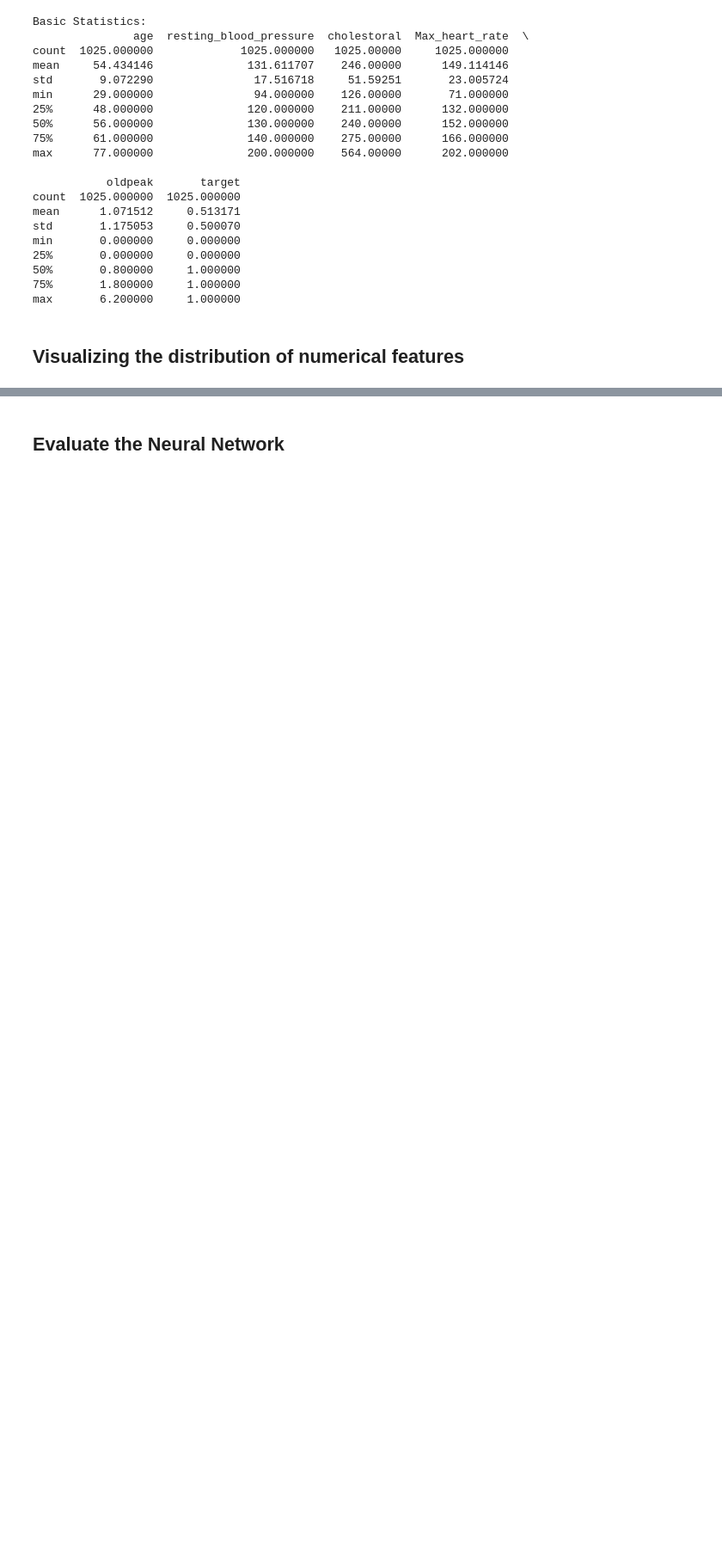
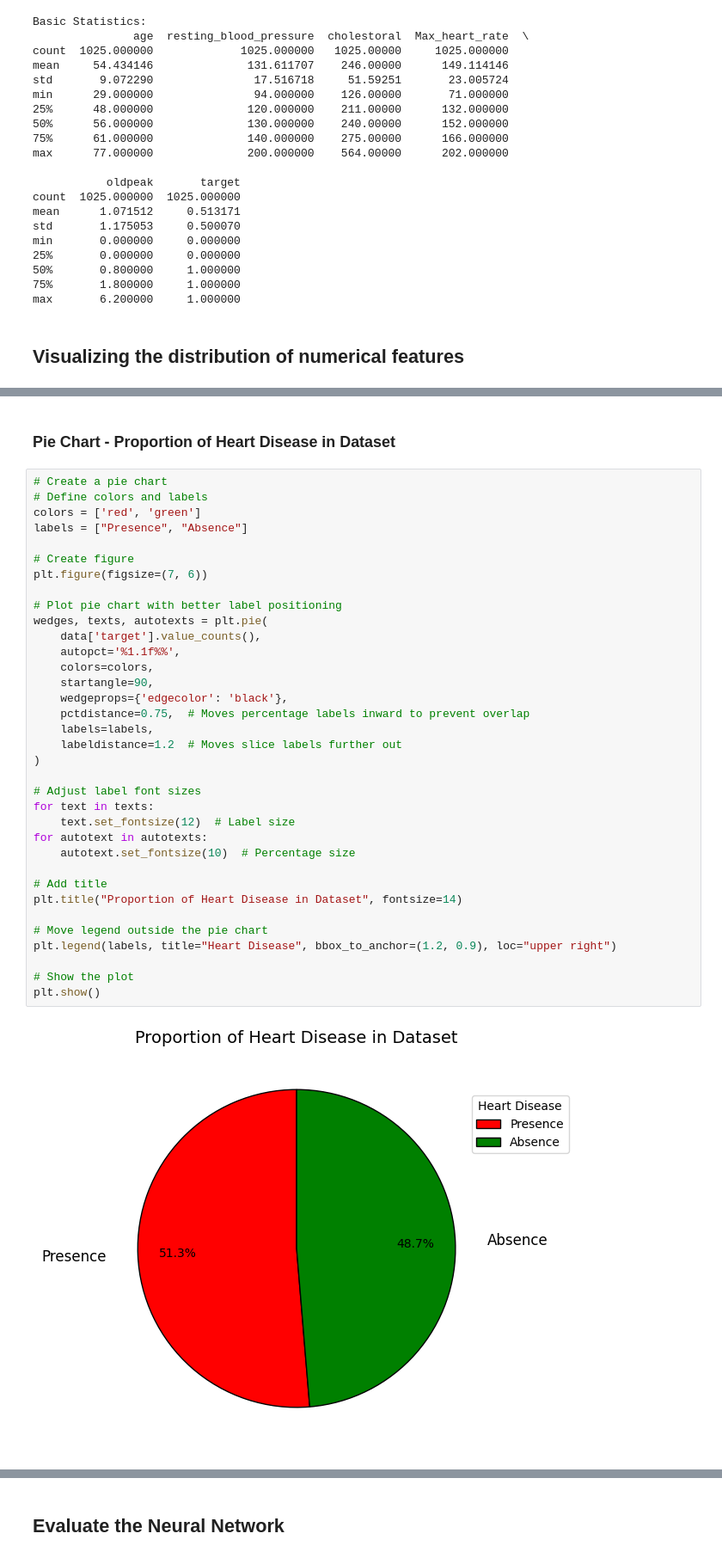
Before and after one commit to Hammad-08/Emmanuel, a Jupyter notebook: Project.ipynb, the cells around one changed output, grey strips where cells are left out. Shown at 86% size. Cells and saved outputs as stored; diff of their text form; blank space fills up the shorter version.

```diff
--- a/Project.ipynb
+++ b/Project.ipynb
@@ -403,0 +187,39 @@ Epoch 50/50
+# %% [markdown]
+### Pie Chart - Proportion of Heart Disease in Dataset
+# %%
+# Create a pie chart
+# Define colors and labels
+colors = ['red', 'green']
+labels = ["Presence", "Absence"]
+
+# Create figure
+plt.figure(figsize=(7, 6))
+
+# Plot pie chart with better label positioning
+wedges, texts, autotexts = plt.pie(
+    data['target'].value_counts(),
+    autopct='%1.1f%%',
+    colors=colors,
+    startangle=90,
+    wedgeprops={'edgecolor': 'black'},
+    pctdistance=0.75,  # Moves percentage labels inward to prevent overlap
+    labels=labels,
+    labeldistance=1.2  # Moves slice labels further out
+)
+
+# Adjust label font sizes
+for text in texts:
+    text.set_fontsize(12)  # Label size
+for autotext in autotexts:
+    autotext.set_fontsize(10)  # Percentage size
+
+# Add title
+plt.title("Proportion of Heart Disease in Dataset", fontsize=14)
+
+# Move legend outside the pie chart
+plt.legend(labels, title="Heart Disease", bbox_to_anchor=(1.2, 0.9), loc="upper right")
+
+# Show the plot
+plt.show()
+# %% [output]
+[figure, added]
```
Also changed, not shown: parts of 114 cells of this notebook, 2 other files.
